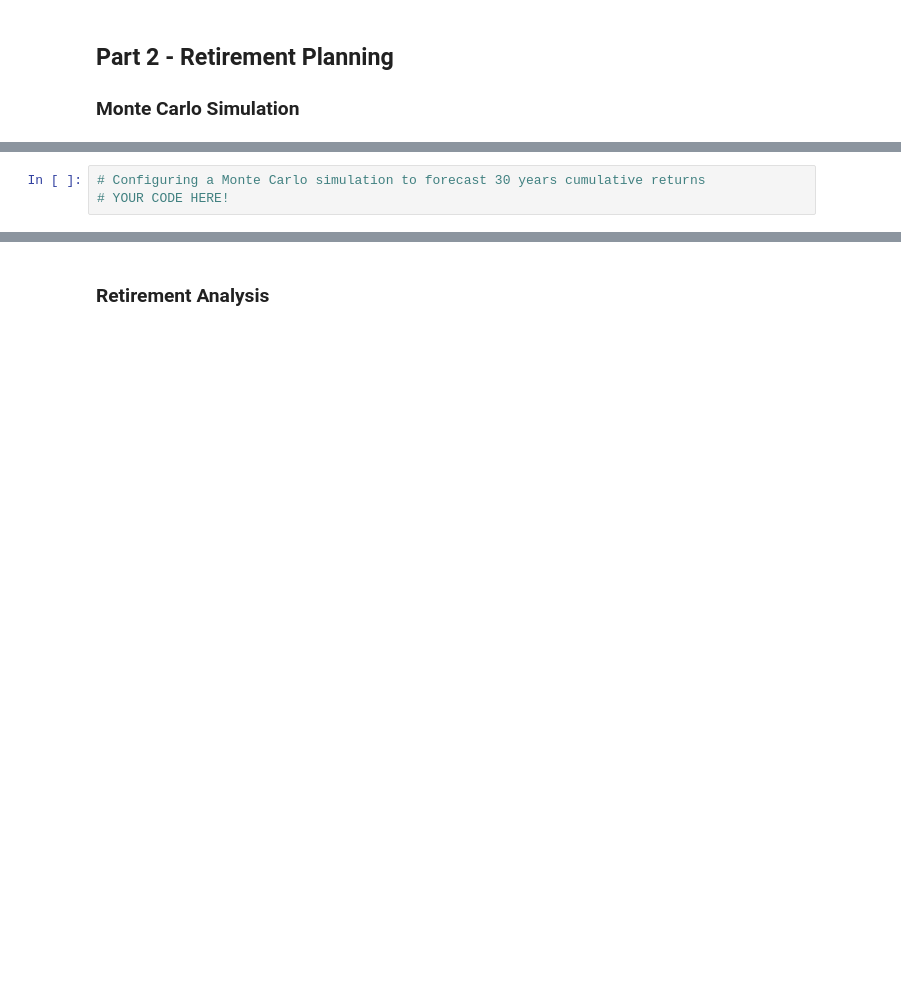
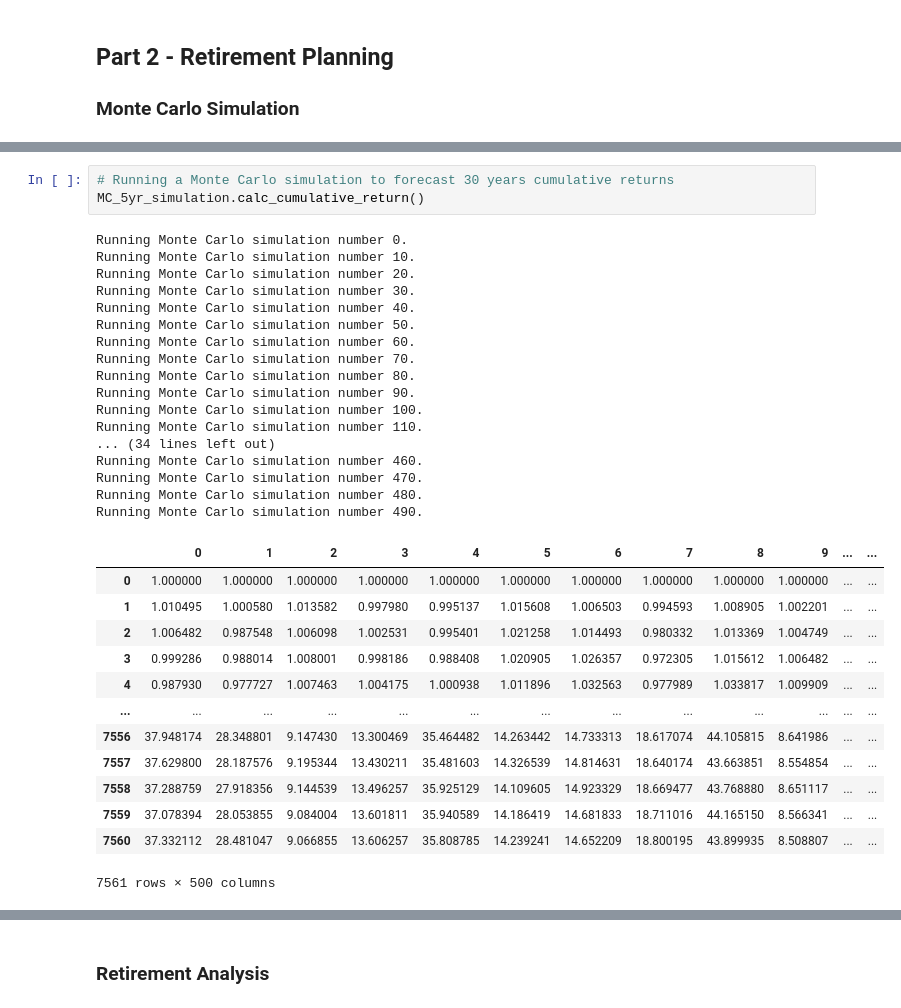
Before and after one commit to nbaronti/API-Homework, a Jupyter notebook: financial-planner.ipynb, the cells around one changed output, grey strips where cells are left out. Saved outputs shown, nothing was run; the diff lists cells and outputs as text; blank space fills up the shorter version.

```diff
--- a/financial-planner.ipynb
+++ b/financial-planner.ipynb
@@ -216,3 +270,34 @@ df_stock_data.head()
 # %%
-# Configuring a Monte Carlo simulation to forecast 30 years cumulative returns
-# YOUR CODE HERE!
+# Running a Monte Carlo simulation to forecast 30 years cumulative returns
+MC_5yr_simulation.calc_cumulative_return()
+# %% [output]
+Running Monte Carlo simulation number 0.
+Running Monte Carlo simulation number 10.
+Running Monte Carlo simulation number 20.
+Running Monte Carlo simulation number 30.
+Running Monte Carlo simulation number 40.
+Running Monte Carlo simulation number 50.
+Running Monte Carlo simulation number 60.
+Running Monte Carlo simulation number 70.
+Running Monte Carlo simulation number 80.
+Running Monte Carlo simulation number 90.
+Running Monte Carlo simulation number 100.
+Running Monte Carlo simulation number 110.
+... (34 lines left out)
+Running Monte Carlo simulation number 460.
+Running Monte Carlo simulation number 470.
+Running Monte Carlo simulation number 480.
+Running Monte Carlo simulation number 490.
+|  | 0 | 1 | 2 | 3 | 4 | 5 | 6 | 7 | 8 | 9 | ... | ... |
+| 0 | 1.000000 | 1.000000 | 1.000000 | 1.000000 | 1.000000 | 1.000000 | 1.000000 | 1.000000 | 1.000000 | 1.000000 | ... | ... |
+| 1 | 1.010495 | 1.000580 | 1.013582 | 0.997980 | 0.995137 | 1.015608 | 1.006503 | 0.994593 | 1.008905 | 1.002201 | ... | ... |
+| 2 | 1.006482 | 0.987548 | 1.006098 | 1.002531 | 0.995401 | 1.021258 | 1.014493 | 0.980332 | 1.013369 | 1.004749 | ... | ... |
+| 3 | 0.999286 | 0.988014 | 1.008001 | 0.998186 | 0.988408 | 1.020905 | 1.026357 | 0.972305 | 1.015612 | 1.006482 | ... | ... |
+| 4 | 0.987930 | 0.977727 | 1.007463 | 1.004175 | 1.000938 | 1.011896 | 1.032563 | 0.977989 | 1.033817 | 1.009909 | ... | ... |
+| ... | ... | ... | ... | ... | ... | ... | ... | ... | ... | ... | ... | ... |
+| 7556 | 37.948174 | 28.348801 | 9.147430 | 13.300469 | 35.464482 | 14.263442 | 14.733313 | 18.617074 | 44.105815 | 8.641986 | ... | ... |
+| 7557 | 37.629800 | 28.187576 | 9.195344 | 13.430211 | 35.481603 | 14.326539 | 14.814631 | 18.640174 | 43.663851 | 8.554854 | ... | ... |
+| 7558 | 37.288759 | 27.918356 | 9.144539 | 13.496257 | 35.925129 | 14.109605 | 14.923329 | 18.669477 | 43.768880 | 8.651117 | ... | ... |
+| 7559 | 37.078394 | 28.053855 | 9.084004 | 13.601811 | 35.940589 | 14.186419 | 14.681833 | 18.711016 | 44.165150 | 8.566341 | ... | ... |
+| 7560 | 37.332112 | 28.481047 | 9.066855 | 13.606257 | 35.808785 | 14.239241 | 14.652209 | 18.800195 | 43.899935 | 8.508807 | ... | ... |
+7561 rows × 500 columns
```
Also changed, not shown: parts of 30 cells of this notebook.
